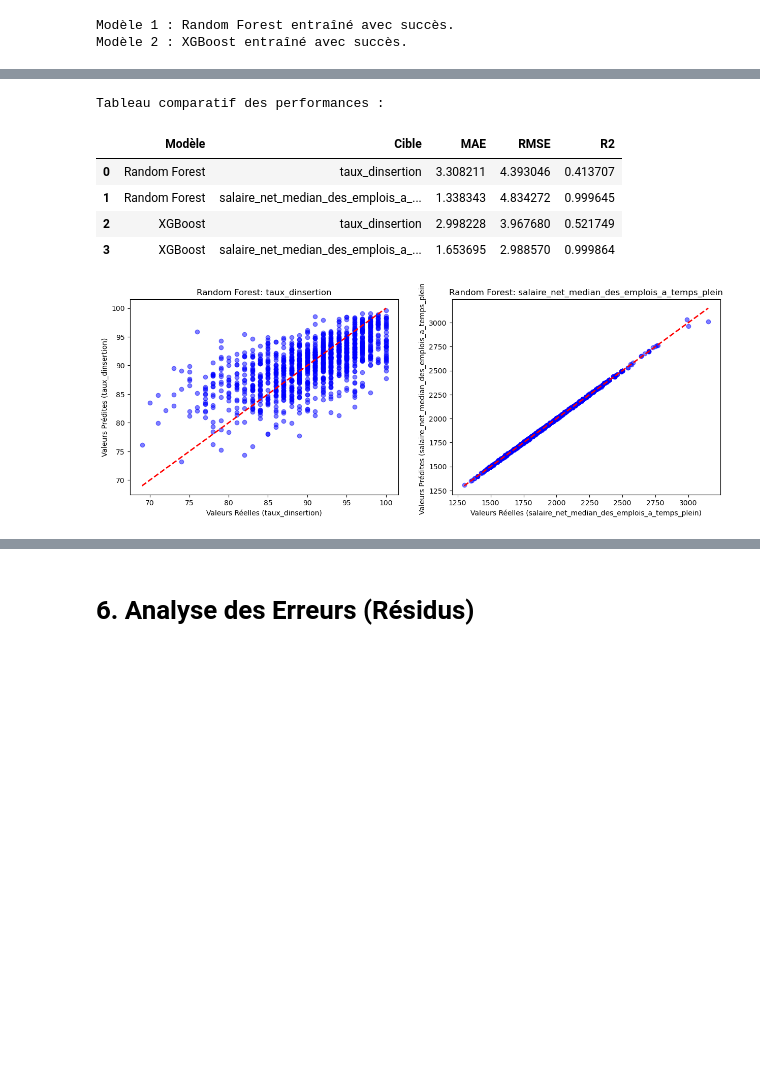
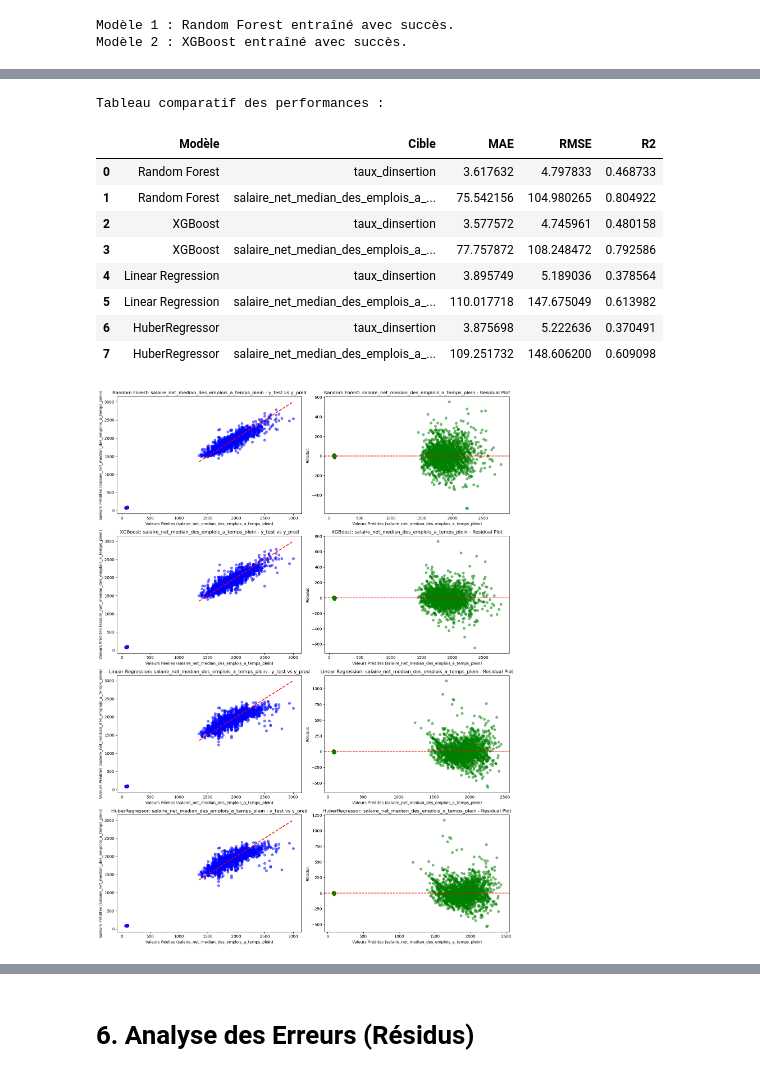
Before and after one commit to mattmathbg/Projet_ML, a Jupyter notebook: Projet.ipynb, the cells around one changed output, grey strips where cells are left out. Saved outputs shown, nothing was run; the diff lists cells and outputs as text; code cells hidden in the pictures; blank space fills up the shorter version.

```diff
--- a/Projet.ipynb
+++ b/Projet.ipynb
@@ -320,3 +355,10 @@ for i, est in enumerate(xgb_model.estimators_):
 # %% [output]
 Modèle 1 : Random Forest entraîné avec succès.
 Modèle 2 : XGBoost entraîné avec succès.
+# %%
+# --- Modèle 3 : Régression Linéaire (OLS) ---
+from sklearn.linear_model import LinearRegression
+lr_model = LinearRegression()
+lr_model.fit(X_train_scaled, y_train)
+y_pred_lr = lr_model.predict(X_test_scaled)
+print("Modèle 3 : Régression Linéaire entraînée avec succès.")
@@ -322,0 +367,7 @@ Modèle 2 : XGBoost entraîné avec succès.
+# %%
+# --- Modèle 4 : HuberRegressor avec MultiOutputRegressor (régression robuste) ---
+from sklearn.linear_model import HuberRegressor
+huber_model = MultiOutputRegressor(HuberRegressor())
+huber_model.fit(X_train_scaled, y_train)
+y_pred_huber = huber_model.predict(X_test_scaled)
+print("Modèle 4 : HuberRegressor entraîné avec succès.")
@@ -326,45 +382,65 @@ import numpy as np
 import pandas as pd
 
 # Fonction pour calculer les scores pour chaque cible
 def evaluation_scores_multi(y_true, y_pred, model_name, target_names):
     results = []
     for i, target in enumerate(target_names):
         mae = mean_absolute_error(y_true.iloc[:, i], y_pred[:, i])
         mse = mean_squared_error(y_true.iloc[:, i], y_pred[:, i])
         rmse = np.sqrt(mse)
         r2 = r2_score(y_true.iloc[:, i], y_pred[:, i])
         results.append({'Modèle': model_name, 'Cible': target, 'MAE': mae, 'RMSE': rmse, 'R2': r2})
     return results
 
 target_names = ['taux_dinsertion', 'salaire_net_median_des_emplois_a_temps_plein']
 
 # Évaluation pour Random Forest
 scores_rf = evaluation_scores_multi(y_test, y_pred_rf, "Random Forest", target_names)
 
 # Évaluation pour XGBoost
 scores_xgb = evaluation_scores_multi(y_test, y_pred_xgb, "XGBoost", target_names)
 
+# Évaluation pour Linear Regression
+scores_lr = evaluation_scores_multi(y_test, y_pred_lr, "Linear Regression", target_names)
+
+# Évaluation pour Huber
+scores_huber = evaluation_scores_multi(y_test, y_pred_huber, "HuberRegressor", target_names)
+
 # Comparaison dans un tableau
-df_comparaison = pd.DataFrame(scores_rf + scores_xgb)
+df_comparaison = pd.DataFrame(scores_rf + scores_xgb + scores_lr + scores_huber)
 print("Tableau comparatif des performances :")
 display(df_comparaison)
 
-# --- Visualisation des prédictions pour Random Forest ---
-import matplotlib.pyplot as plt
+# --- Visualisation des prédictions et résidus pour chaque modèle ---
+models = [("Random Forest", y_pred_rf), ("XGBoost", y_pred_xgb), ("Linear Regression", y_pred_lr), ("HuberRegressor", y_pred_huber)]
+fig, axes = plt.subplots(len(models), 2, figsize=(15, 5 * len(models)))
+for idx, (name, y_pred) in enumerate(models):
+    for i, target in enumerate(target_names):
+        # Scatter plot y_test vs y_pred
+        axes[idx, 0].scatter(y_test.iloc[:, i], y_pred[:, i], alpha=0.5, color='blue')
+        axes[idx, 0].plot([y_test.iloc[:, i].min(), y_test.iloc[:, i].max()], [y_test.iloc[:, i].min(), y_test.iloc[:, i].max()], 'r--', lw=2)
+        axes[idx, 0].set_xlabel(f'Valeurs Réelles ({target})')
+        axes[idx, 0].set_ylabel(f'Valeurs Prédites ({target})')
+        axes[idx, 0].set_title(f'{name}: {target} - y_test vs y_pred')
 
-fig, axes = plt.subplots(1, 2, figsize=(15, 5))
-for i, target in enumerate(target_names):
-    axes[i].scatter(y_test.iloc[:, i], y_pred_rf[:, i], alpha=0.5, color='blue')
-    axes[i].plot([y_test.iloc[:, i].min(), y_test.iloc[:, i].max()], [y_test.iloc[:, i].min(), y_test.iloc[:, i].max()], 'r--', lw=2)
-    axes[i].set_xlabel(f'Valeurs Réelles ({target})')
-    axes[i].set_ylabel(f'Valeurs Prédites ({target})')
-    axes[i].set_title(f'Random Forest: {target}')
+        # Residual plot
+        residuals = y_test.iloc[:, i] - y_pred[:, i]
+        axes[idx, 1].scatter(y_pred[:, i], residuals, alpha=0.5, color='green')
+        axes[idx, 1].axhline(y=0, color='r', linestyle='--')
+        axes[idx, 1].set_xlabel(f'Valeurs Prédites ({target})')
+        axes[idx, 1].set_ylabel('Résidus')
+        axes[idx, 1].set_title(f'{name}: {target} - Residual Plot')
+plt.tight_layout()
 plt.show()
 # %% [output]
 Tableau comparatif des performances :
 |  | Modèle | Cible | MAE | RMSE | R2 |
-| 0 | Random Forest | taux_dinsertion | 3.308211 | 4.393046 | 0.413707 |
-| 1 | Random Forest | salaire_net_median_des_emplois_a_... | 1.338343 | 4.834272 | 0.999645 |
-| 2 | XGBoost | taux_dinsertion | 2.998228 | 3.967680 | 0.521749 |
-| 3 | XGBoost | salaire_net_median_des_emplois_a_... | 1.653695 | 2.988570 | 0.999864 |
+| 0 | Random Forest | taux_dinsertion | 3.617632 | 4.797833 | 0.468733 |
+| 1 | Random Forest | salaire_net_median_des_emplois_a_... | 75.542156 | 104.980265 | 0.804922 |
+| 2 | XGBoost | taux_dinsertion | 3.577572 | 4.745961 | 0.480158 |
+| 3 | XGBoost | salaire_net_median_des_emplois_a_... | 77.757872 | 108.248472 | 0.792586 |
+| 4 | Linear Regression | taux_dinsertion | 3.895749 | 5.189036 | 0.378564 |
+| 5 | Linear Regression | salaire_net_median_des_emplois_a_... | 110.017718 | 147.675049 | 0.613982 |
+| 6 | HuberRegressor | taux_dinsertion | 3.875698 | 5.222636 | 0.370491 |
+| 7 | HuberRegressor | salaire_net_median_des_emplois_a_... | 109.251732 | 148.606200 | 0.609098 |
-[figure, old version]
+[figure, new version]
```
Also changed, not shown: parts of 31 cells of this notebook, 1 other file.
